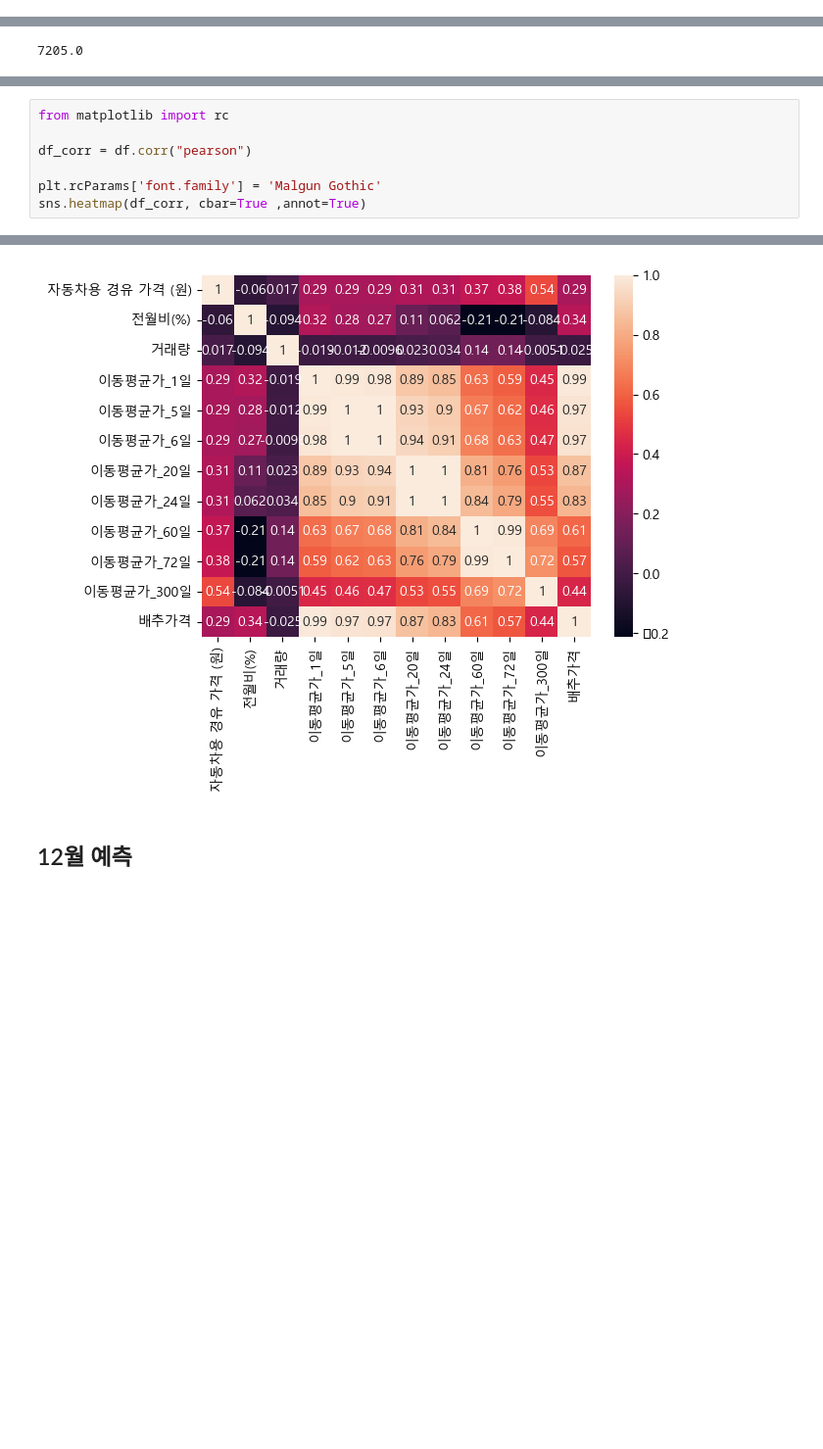
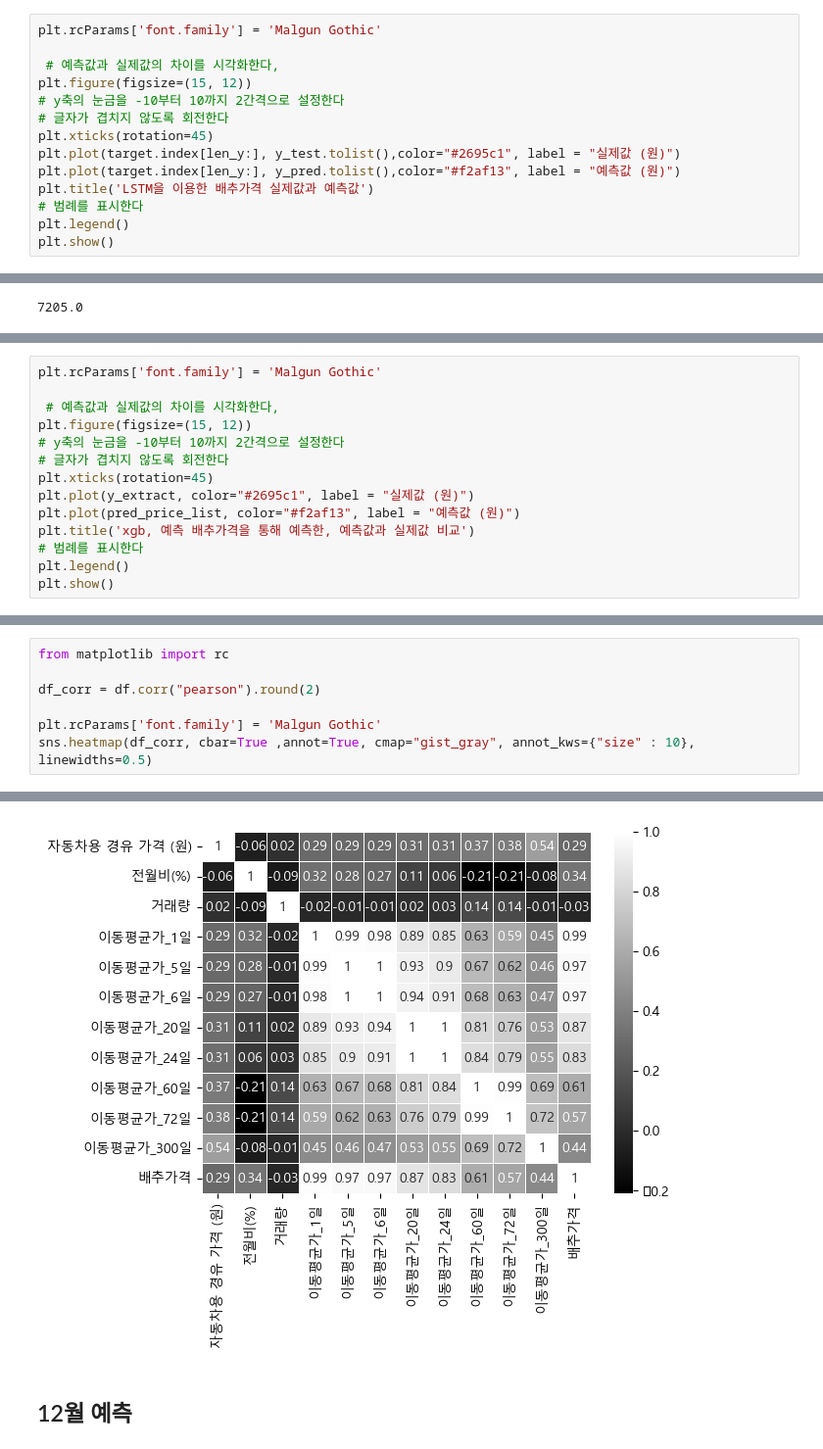
Before and after one commit to Kim-Hyunah/Final_Predict_Agricultural, a Jupyter notebook: model_pred_price_xgb_dlearn_jinhyeok.ipynb, the cells around one changed output, grey strips where cells are left out. Shown at 98% size. Cells and saved outputs as stored; diff of their text form; blank space fills up the shorter version.

```diff
--- a/model_pred_price_xgb_dlearn_jinhyeok.ipynb
+++ b/model_pred_price_xgb_dlearn_jinhyeok.ipynb
@@ -301,0 +250,14 @@ plt.plot(y_pred.tolist())
+# %%
+plt.rcParams['font.family'] = 'Malgun Gothic'
+
+ # 예측값과 실제값의 차이를 시각화한다,
+plt.figure(figsize=(15, 12))
+# y축의 눈금을 -10부터 10까지 2간격으로 설정한다
+# 글자가 겹치지 않도록 회전한다
+plt.xticks(rotation=45)
+plt.plot(target.index[len_y:], y_test.tolist(),color="#2695c1", label = "실제값 (원)")
+plt.plot(target.index[len_y:], y_pred.tolist(),color="#f2af13", label = "예측값 (원)")
+plt.title('LSTM을 이용한 배추가격 실제값과 예측값')
+# 범례를 표시한다
+plt.legend()
+plt.show()
@@ -418,0 +377,14 @@ plt.show()
+# %%
+plt.rcParams['font.family'] = 'Malgun Gothic'
+
+ # 예측값과 실제값의 차이를 시각화한다,
+plt.figure(figsize=(15, 12))
+# y축의 눈금을 -10부터 10까지 2간격으로 설정한다
+# 글자가 겹치지 않도록 회전한다
+plt.xticks(rotation=45)
+plt.plot(y_extract, color="#2695c1", label = "실제값 (원)")
+plt.plot(pred_price_list, color="#f2af13", label = "예측값 (원)")
+plt.title('xgb, 예측 배추가격을 통해 예측한, 예측값과 실제값 비교')
+# 범례를 표시한다
+plt.legend()
+plt.show()
@@ -419,13 +393,13 @@ plt.show()
 # %%
 from matplotlib import rc
 
-df_corr = df.corr("pearson")
+df_corr = df.corr("pearson").round(2)
 
 plt.rcParams['font.family'] = 'Malgun Gothic'
-sns.heatmap(df_corr, cbar=True ,annot=True)
+sns.heatmap(df_corr, cbar=True ,annot=True, cmap="gist_gray", annot_kws={"size" : 10}, linewidths=0.5)
 # %% [output]
 <AxesSubplot:>
-[figure, old version]
+[figure, new version]
 # %% [markdown]
 ## 12월 예측
 # %%
```
Also changed, not shown: parts of 19 cells of this notebook, 2 other files.
